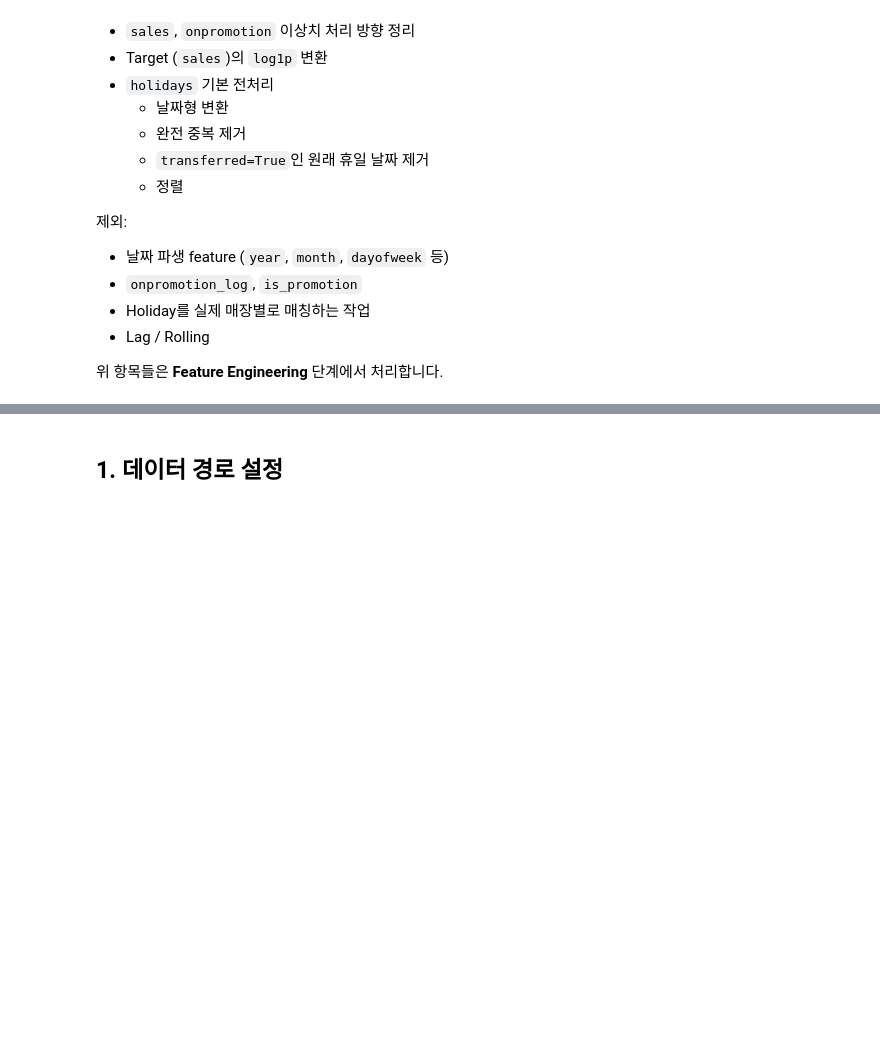
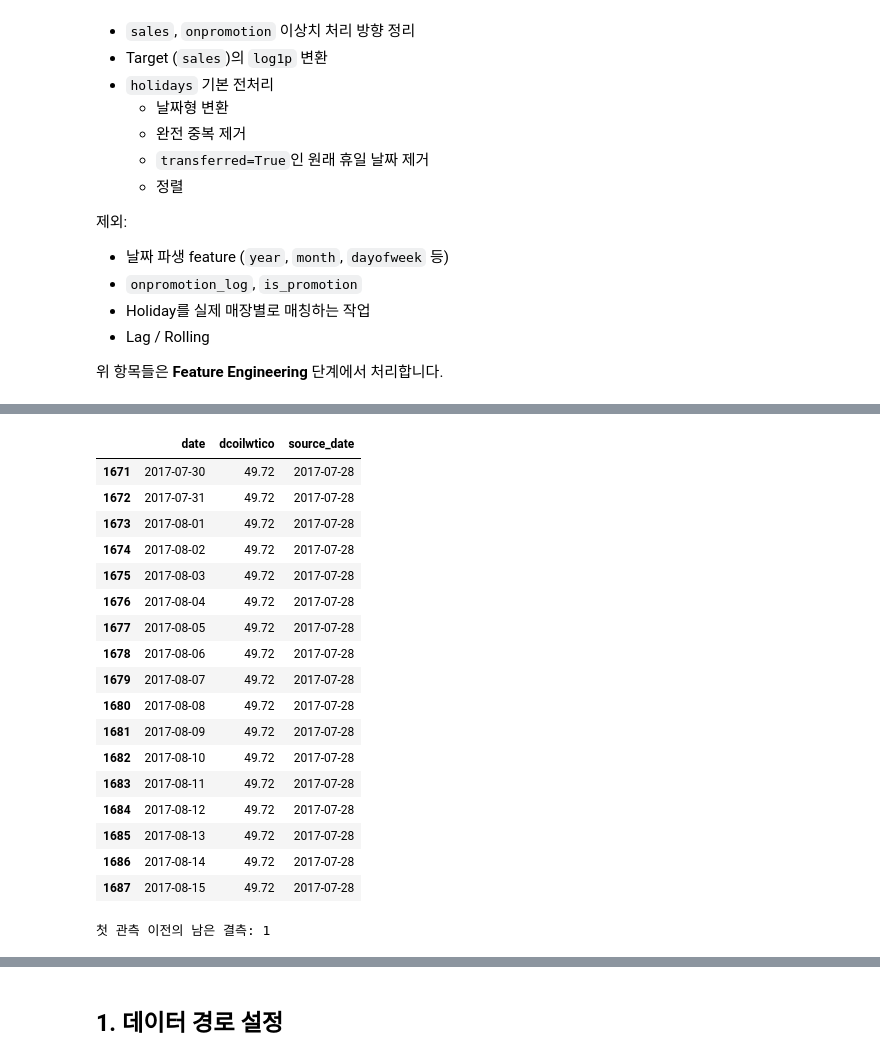
Before and after one commit to yhg365fia/Store-Sales-ML, a Jupyter notebook: notebook/02_preprocessing.ipynb, the cells around one changed output, grey strips where cells are left out. Cells and saved outputs as stored; diff of their text form; code cells hidden in the pictures; blank space fills up the shorter version.

```diff
--- a/notebook/02_preprocessing.ipynb
+++ b/notebook/02_preprocessing.ipynb
@@ -25,0 +191,12 @@
+# %%
+def add_target_log(df):
+    df = df.copy()
+    if df["sales"].isna().any() or (df["sales"] < 0).any():
+        raise ValueError("sales 결측 또는 음수 확인 필요")
+    df["sales_log"] = np.log1p(df["sales"])
+    return df
+
+train_df = add_target_log(train_df)
+valid_df = add_target_log(valid_df)
+print("sales 왜도:", train_df["sales"].skew())
+print("sales_log 왜도:", train_df["sales_log"].skew())
@@ -25,0 +431,29 @@
+# %%
+def make_oil_asof(oil, cutoff, end_date):
+    cutoff, end_date = pd.Timestamp(cutoff), pd.Timestamp(end_date)
+    if end_date < cutoff:
+        raise ValueError("end_date는 cutoff 이후여야 합니다.")
+    raw = oil[["date", "dcoilwtico"]].copy()
+    raw["date"] = pd.to_datetime(raw["date"], errors="raise")
+    if raw["date"].isna().any() or raw["date"].duplicated().any():
+        raise ValueError("Oil 날짜 결측 또는 중복")
+    raw = raw.loc[raw["date"] <= cutoff].sort_values("date")
+    if raw.empty:
+        raise ValueError("cutoff 이전 데이터가 없습니다.")
+    raw = raw.set_index("date")
+    calendar = pd.date_range(raw.index.min(), end_date, freq="D", name="date")
+    daily = raw.reindex(calendar)
+    source_dates = pd.Series(daily.index, index=daily.index).where(
+        daily["dcoilwtico"].notna()
+    )
+    daily["source_date"] = source_dates.ffill()
+    daily["dcoilwtico"] = daily["dcoilwtico"].ffill()
+    assert daily["source_date"].dropna().le(cutoff).all()
+    return daily.reset_index()
+
+fold_cutoff = train_df["date"].max()
+oil_fold_safe = make_oil_asof(oil, fold_cutoff, valid_df["date"].max())
+print("Fold 학습 종료일:", fold_cutoff)
+display(oil_fold_safe.loc[oil_fold_safe["date"] >= fold_cutoff])
+print("첫 관측 이전의 남은 결측:", oil_fold_safe["dcoilwtico"].isna().sum())
+# %% [output]
@@ -25,0 +461,19 @@
+|  | date | dcoilwtico | source_date |
+| 1671 | 2017-07-30 | 49.72 | 2017-07-28 |
+| 1672 | 2017-07-31 | 49.72 | 2017-07-28 |
+| 1673 | 2017-08-01 | 49.72 | 2017-07-28 |
+| 1674 | 2017-08-02 | 49.72 | 2017-07-28 |
+| 1675 | 2017-08-03 | 49.72 | 2017-07-28 |
+| 1676 | 2017-08-04 | 49.72 | 2017-07-28 |
+| 1677 | 2017-08-05 | 49.72 | 2017-07-28 |
+| 1678 | 2017-08-06 | 49.72 | 2017-07-28 |
+| 1679 | 2017-08-07 | 49.72 | 2017-07-28 |
+| 1680 | 2017-08-08 | 49.72 | 2017-07-28 |
+| 1681 | 2017-08-09 | 49.72 | 2017-07-28 |
+| 1682 | 2017-08-10 | 49.72 | 2017-07-28 |
+| 1683 | 2017-08-11 | 49.72 | 2017-07-28 |
+| 1684 | 2017-08-12 | 49.72 | 2017-07-28 |
+| 1685 | 2017-08-13 | 49.72 | 2017-07-28 |
+| 1686 | 2017-08-14 | 49.72 | 2017-07-28 |
+| 1687 | 2017-08-15 | 49.72 | 2017-07-28 |
+첫 관측 이전의 남은 결측: 1
```
Also changed, not shown: parts of 37 cells of this notebook, 22 other files.
